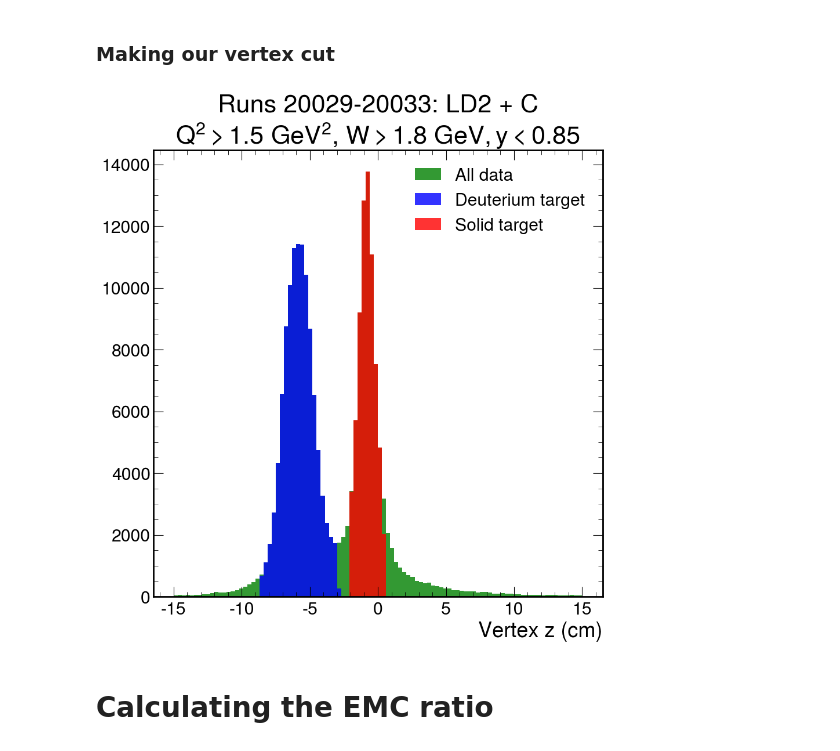
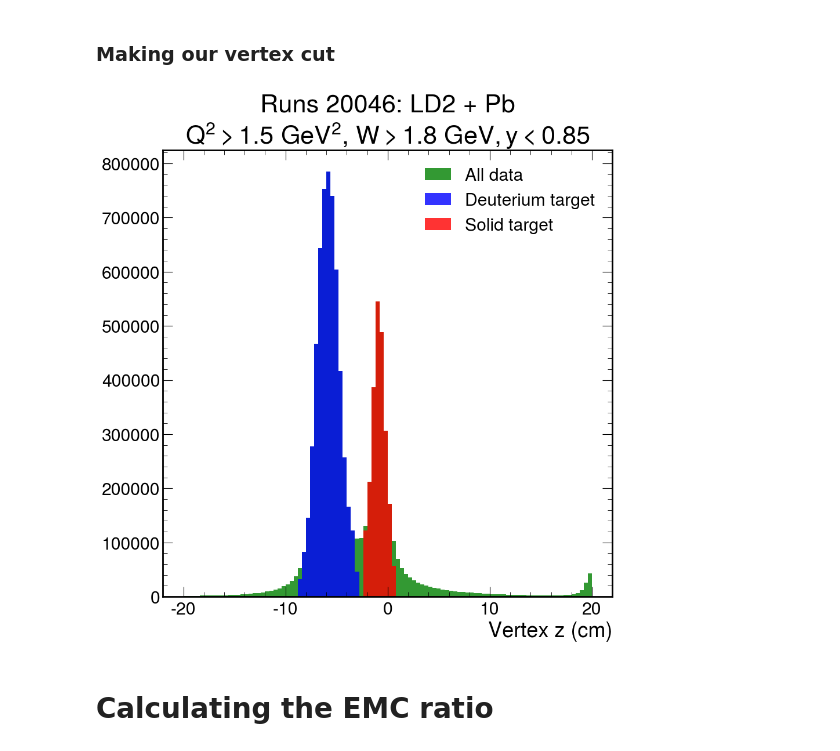
Before and after one commit to sebouh137/clas12-rge-analysis, a Jupyter notebook: analysis/RGE_EMC.ipynb, the cells around one changed output. Cells and saved outputs as stored; diff of their text form; code cells hidden in the pictures.

```diff
--- a/analysis/RGE_EMC.ipynb
+++ b/analysis/RGE_EMC.ipynb
@@ -13,8 +13,8 @@ hep.style.use(hep.style.CMS)
 # %% [markdown]
 ### Data file you want to analyze
 # %%
-data_directory = "/home/ryan/clas_analysis/data/"
-file_name = "ntuples_dc_020029-020033.root"
+data_directory = "/home/ryan/clas_analysis/data/Pb/020046/"
+file_name = "ntuples_dc_020046_00000-00572.root"
 with ur.open("%s:data"%(data_directory+file_name)) as events:
     branches = events.arrays()
 # %% [markdown]
@@ -33,7 +33,7 @@ electron_DIS_cut = electron_PID_cut & DIS_cuts
 # %% [markdown]
 ### Select the solid target you're considering
 # %%
-solid_target = "C"
+solid_target = "Pb"
 solid_A = {"Pb":208, "C":12}
 solid_Z = {"Pb":82, "C":6}
 solid_N = {"Pb":solid_A["Pb"]-solid_Z["Pb"],
@@ -41,7 +41,7 @@ solid_N = {"Pb":solid_A["Pb"]-solid_Z["Pb"],
 # %% [markdown]
 ### Title used in all the plots
 # %%
-plot_title = "Runs 20029-20033: LD2 + {solid}\n$Q^2 > {Q2cut}~GeV^2$, $W > {Wcut}~GeV, y < {ycut}$".format(
+plot_title = "Runs 20046: LD2 + {solid}\n$Q^2 > {Q2cut}~GeV^2$, $W > {Wcut}~GeV, y < {ycut}$".format(
     solid=solid_target,
     Q2cut = Q2_cut_value,
     Wcut=np.sqrt(W2_cut_value),
@@ -108,37 +108,37 @@ elif deuterium_z_mean == z_fit_parameters[4]:
     deuterium_z_sigma = z_fit_parameters[5]
     solid_z_mean, solid_z_sigma = z_fit_parameters[1], z_fit_parameters[2]
 
 # 2 sigma cut was chosen arbitrarily. Just a first attempt that looks OK.
 deuterium_cut = (electron_vertex_z > (deuterium_z_mean - 2.2 * deuterium_z_sigma) ) &\
                 (electron_vertex_z < (deuterium_z_mean + 2.2 * deuterium_z_sigma) )
 solid_cut     = (electron_vertex_z > (solid_z_mean - 2.5 * solid_z_sigma) ) &\
                 (electron_vertex_z < (solid_z_mean + 2.5 * solid_z_sigma) )
 
 plt.hist(electron_vertex_z,
          bins = 100,
-         range=(-15, 15),
+         range=(-20, 20),
          color='g',
          label="All data",
          alpha=.8)
 plt.hist(electron_vertex_z[deuterium_cut],
          bins = 100,
-         range=(-15, 15),
+         range=(-20, 20),
          color='b',
          label="Deuterium target",
          alpha=.8)
 plt.hist(electron_vertex_z[solid_cut],
          bins = 100,
-         range=(-15, 15),
+         range=(-20, 20),
          color='r',
          label="Solid target",
          alpha=.8)
 
 plt.xlabel("Vertex z (cm)")
 plt.title(plot_title)
 plt.legend()
 plt.show()
 # %% [output]
-[figure, old version]
+[figure, new version]
 # %% [markdown]
 # Calculating the EMC ratio
 # %%
```
Also changed, not shown: parts of 7 cells of this notebook.
